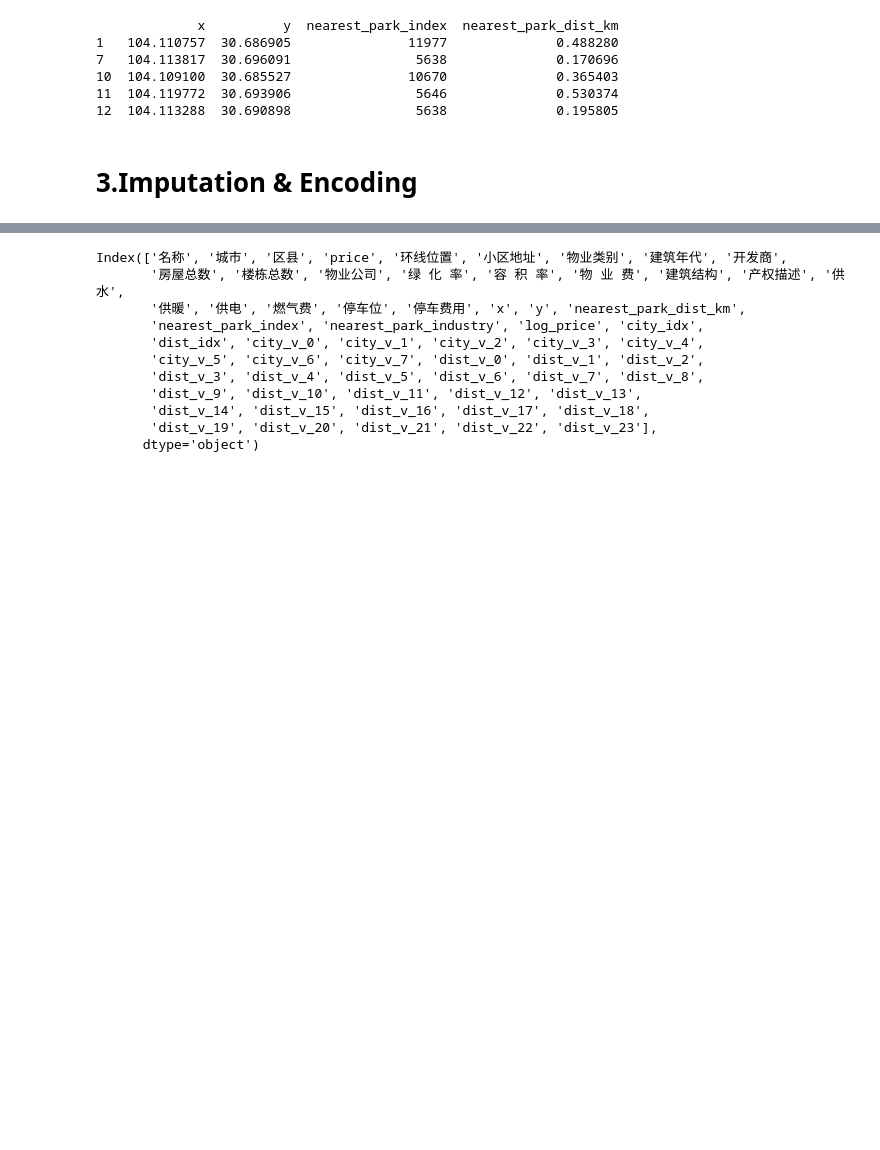
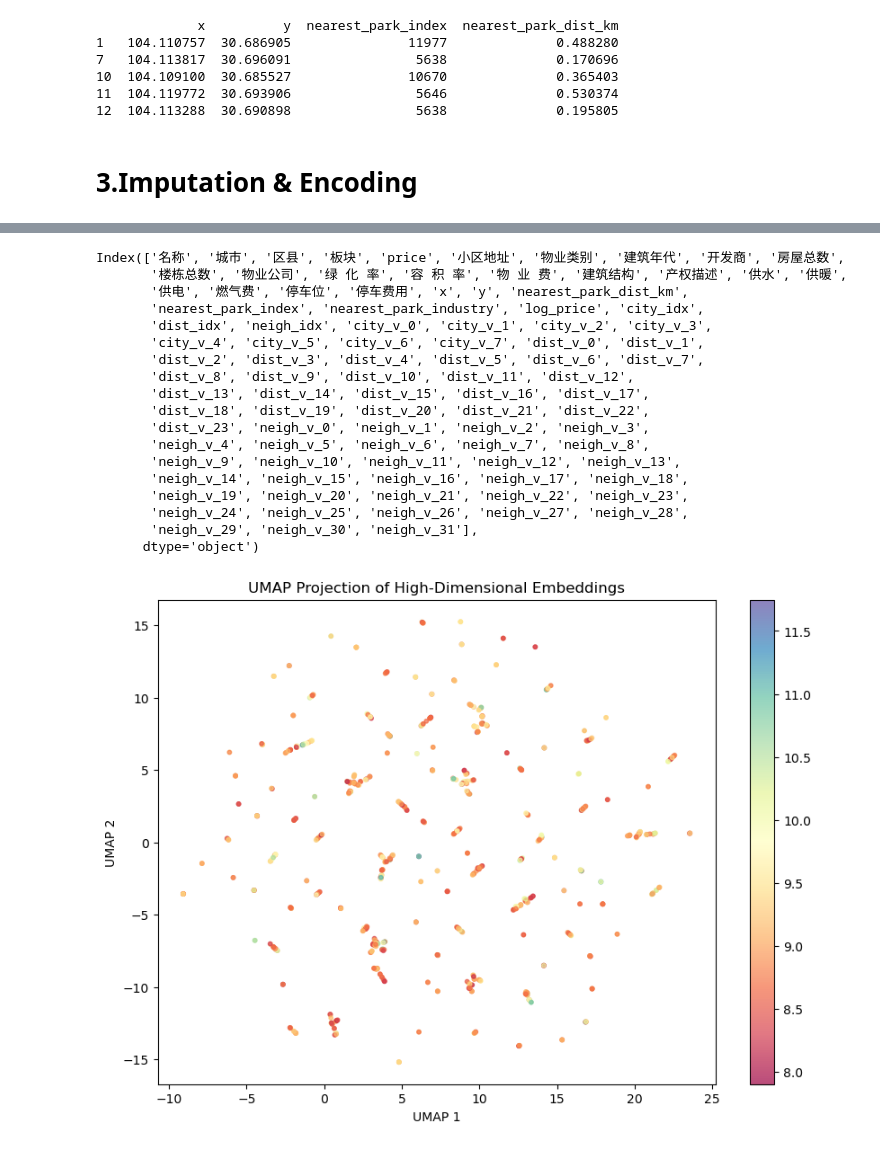
Before and after one commit to artinsophia/Paper-HousingPriceSpatialEconometrics, a Jupyter notebook: DataMining.ipynb, the cells around one changed output, grey strips where cells are left out. Cells and saved outputs as stored; diff of their text form; code cells hidden in the pictures; blank space fills up the shorter version.

```diff
--- a/DataMining.ipynb
+++ b/DataMining.ipynb
@@ -215,5 +200,5 @@ Name: 区县, Length: 239410, dtype: object
 # %%
-# 城市、区县 ：Embedding Encoding
+# 城市、区县、板块 ：Embedding Encoding
 import torch
 import torch.nn as nn
 import torch.optim as optim
@@ -222,12 +207,15 @@ from sklearn.preprocessing import LabelEncoder,StandardScaler
 
 city_le = LabelEncoder()
 dist_le = LabelEncoder()
+neigh_le = LabelEncoder()
 
 sub_housing['city_idx'] = city_le.fit_transform(sub_housing['城市'])
 sub_housing['dist_idx'] = dist_le.fit_transform(sub_housing['区县'])
+sub_housing['neigh_idx'] = neigh_le.fit_transform(sub_housing['板块'])
 
 n_cities = len(city_le.classes_)
 n_dists = len(dist_le.classes_)
+n_neighs = len(neigh_le.classes_)
 # %%
 city_tensor = torch.tensor(sub_housing['city_idx'].values, dtype=torch.long)
 dist_tensor = torch.tensor(sub_housing['dist_idx'].values, dtype=torch.long)
@@ -272,7 +263,7 @@ from torch.utils.data import DataLoader, TensorDataset, random_split
 import copy
 
 
-full_dataset = TensorDataset(city_tensor, dist_tensor, target_tensor)
+full_dataset = TensorDataset(city_tensor, dist_tensor, neigh_tensor, target_tensor)
 
 train_size = int(0.8 * len(full_dataset))
 val_size = len(full_dataset) - train_size
@@ -281,12 +272,12 @@ train_dataset, val_dataset = random_split(full_dataset, [train_size, val_size])
 train_loader = DataLoader(train_dataset, batch_size=256, shuffle=True)
 val_loader = DataLoader(val_dataset, batch_size=256, shuffle=False)
 
-model = GeoEmbeddingModel(n_cities, n_dists)
+model = GeoEmbeddingModel(n_cities, n_dists, n_neighs)
 optimizer = optim.Adam(model.parameters(), lr=0.0005)
 criterion = nn.MSELoss()
 
 epochs = 200
-patience = 20
+patience = 10
 best_val_loss = float('inf')
 counter = 0
 best_model_state = None
@@ -295,9 +286,9 @@ for epoch in range(epochs):
 
     model.train()
     train_loss = 0
-    for b_city, b_dist, b_target in train_loader:
+    for b_city, b_dist, b_neigh, b_target in train_loader:
         optimizer.zero_grad()
-        preds = model(b_city, b_dist)
+        preds = model(b_city, b_dist, b_neigh)
         loss = criterion(preds, b_target.view(-1, 1))
         loss.backward()
         optimizer.step()
@@ -306,8 +297,8 @@ for epoch in range(epochs):
     model.eval()
     val_loss = 0
     with torch.no_grad():
-        for b_city, b_dist, b_target in val_loader:
-            preds = model(b_city, b_dist)
+        for b_city, b_dist, b_neigh, b_target in val_loader:
+            preds = model(b_city, b_dist, b_neigh)
             loss = criterion(preds, b_target.view(-1, 1))
             val_loss += loss.item()
 
@@ -420,16 +402,58 @@ df_dist_vectors['区县'] = dist_le.classes_
 df = sub_housing.copy()
 df = df.merge(df_city_vectors, left_on='城市', right_on='城市', how='left')
 df = df.merge(df_dist_vectors, left_on='区县', right_on='区县', how='left')
+df = df.merge(df_neigh_vectors, left_on='板块', right_on='板块', how='left')
 df.columns
 # %% [output]
-Index(['名称', '城市', '区县', 'price', '环线位置', '小区地址', '物业类别', '建筑年代', '开发商',
-       '房屋总数', '楼栋总数', '物业公司', '绿 化 率', '容 积 率', '物 业 费', '建筑结构', '产权描述', '供水',
-       '供暖', '供电', '燃气费', '停车位', '停车费用', 'x', 'y', 'nearest_park_dist_km',
+Index(['名称', '城市', '区县', '板块', 'price', '小区地址', '物业类别', '建筑年代', '开发商', '房屋总数',
+       '楼栋总数', '物业公司', '绿 化 率', '容 积 率', '物 业 费', '建筑结构', '产权描述', '供水', '供暖',
+       '供电', '燃气费', '停车位', '停车费用', 'x', 'y', 'nearest_park_dist_km',
        'nearest_park_index', 'nearest_park_industry', 'log_price', 'city_idx',
-       'dist_idx', 'city_v_0', 'city_v_1', 'city_v_2', 'city_v_3', 'city_v_4',
-       'city_v_5', 'city_v_6', 'city_v_7', 'dist_v_0', 'dist_v_1', 'dist_v_2',
-       'dist_v_3', 'dist_v_4', 'dist_v_5', 'dist_v_6', 'dist_v_7', 'dist_v_8',
-       'dist_v_9', 'dist_v_10', 'dist_v_11', 'dist_v_12', 'dist_v_13',
-       'dist_v_14', 'dist_v_15', 'dist_v_16', 'dist_v_17', 'dist_v_18',
-       'dist_v_19', 'dist_v_20', 'dist_v_21', 'dist_v_22', 'dist_v_23'],
+       'dist_idx', 'neigh_idx', 'city_v_0', 'city_v_1', 'city_v_2', 'city_v_3',
+       'city_v_4', 'city_v_5', 'city_v_6', 'city_v_7', 'dist_v_0', 'dist_v_1',
+       'dist_v_2', 'dist_v_3', 'dist_v_4', 'dist_v_5', 'dist_v_6', 'dist_v_7',
+       'dist_v_8', 'dist_v_9', 'dist_v_10', 'dist_v_11', 'dist_v_12',
+       'dist_v_13', 'dist_v_14', 'dist_v_15', 'dist_v_16', 'dist_v_17',
+       'dist_v_18', 'dist_v_19', 'dist_v_20', 'dist_v_21', 'dist_v_22',
+       'dist_v_23', 'neigh_v_0', 'neigh_v_1', 'neigh_v_2', 'neigh_v_3',
+       'neigh_v_4', 'neigh_v_5', 'neigh_v_6', 'neigh_v_7', 'neigh_v_8',
+       'neigh_v_9', 'neigh_v_10', 'neigh_v_11', 'neigh_v_12', 'neigh_v_13',
+       'neigh_v_14', 'neigh_v_15', 'neigh_v_16', 'neigh_v_17', 'neigh_v_18',
+       'neigh_v_19', 'neigh_v_20', 'neigh_v_21', 'neigh_v_22', 'neigh_v_23',
+       'neigh_v_24', 'neigh_v_25', 'neigh_v_26', 'neigh_v_27', 'neigh_v_28',
+       'neigh_v_29', 'neigh_v_30', 'neigh_v_31'],
       dtype='object')
+# %%
+# visualize the location distribution of embeddings
+import umap
+
+
+
+reducer = umap.UMAP(
+    n_neighbors=2,
+    min_dist=0.1,
+    n_components=2,
+    random_state=42
+)
+
+embedding_2d = reducer.fit_transform(dist_embeddings_raw)
+
+dist_stats = sub_housing.groupby('区县')['log_price'].mean().reindex(dist_le.classes_)
+labels = dist_stats.values
+
+plt.figure(figsize=(10, 7))
+plt.scatter(
+    embedding_2d[:, 0],
+    embedding_2d[:, 1],
+    c=labels,
+    cmap='Spectral',
+    s=10,
+    alpha=0.7
+)
+plt.colorbar()
+plt.title('UMAP Projection of High-Dimensional Embeddings')
+plt.xlabel('UMAP 1')
+plt.ylabel('UMAP 2')
+plt.show()
+# %% [output]
+[figure, added]
```
Also changed, not shown: parts of 19 cells of this notebook.
